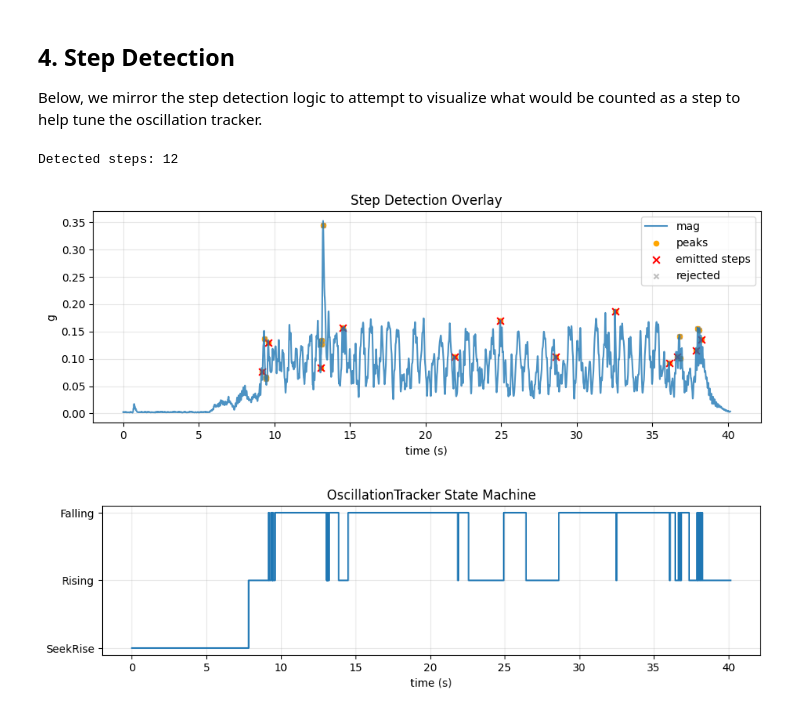
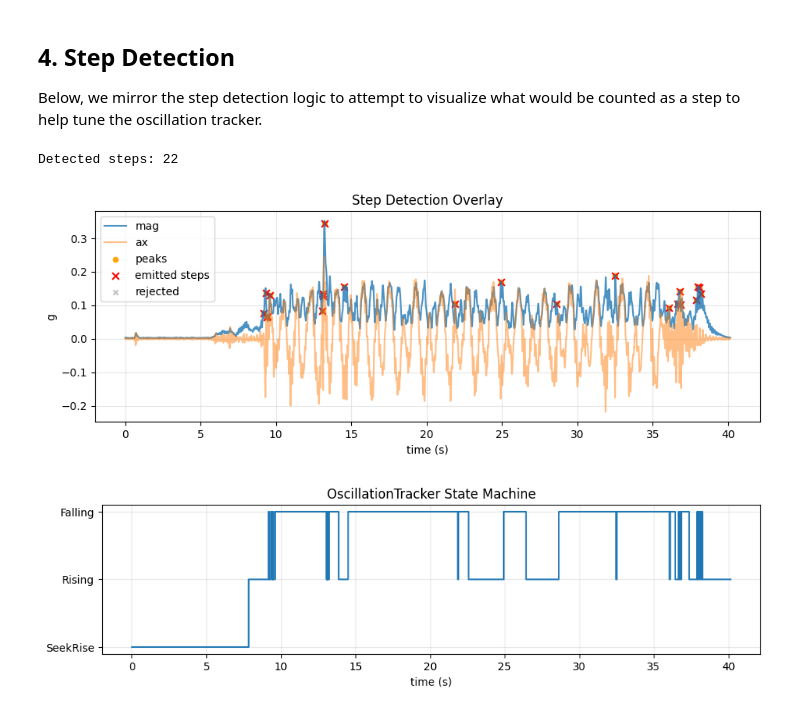
Before and after one commit to pfischer1687/rtos-pedometer, a Jupyter notebook: tools/notebooks/dsp_debug_plot.ipynb, the cells around one changed output. Saved outputs shown, nothing was run; the diff lists cells and outputs as text; code cells hidden in the pictures.

Commit message:
Adds overlay plots for dsp debugging.

```diff
--- a/tools/notebooks/dsp_debug_plot.ipynb
+++ b/tools/notebooks/dsp_debug_plot.ipynb
@@ -88,7 +85,7 @@ class Leg:
     FALLING = 2
 
 
-def detect_steps(df):
+def detect_steps(df, slope_hyst: float, min_step_interval_s: float):
     """Offline replay of OscillationTracker.cpp (same hysteresis + interval gating).
 
     CSV `slope` matches firmware debug: row 0 is 0; row i>=1 is mag[i]-mag[i-1].
@@ -124,7 +121,7 @@ def detect_steps(df):
         # Second processed sample: firmware only seeds _prevSlope / leg (no switch).
         if i == 1:
             prev_slope = s_curr
-            if s_curr >= SLOPE_HYST:
+            if s_curr >= slope_hyst:
                 leg = Leg.RISING
             state_trace[i] = leg
             continue
@@ -132,15 +129,15 @@ def detect_steps(df):
         s_prev = prev_slope
 
         if leg == Leg.SEEK_RISE:
-            if s_curr >= SLOPE_HYST:
+            if s_curr >= slope_hyst:
                 leg = Leg.RISING
 
         elif leg == Leg.RISING:
             if (s_prev > 0 and s_curr < 0) and (
-                s_prev >= SLOPE_HYST or -s_curr >= SLOPE_HYST
+                s_prev >= slope_hyst or -s_curr >= slope_hyst
             ):
                 peaks[i] = 1
-                if (t[i] - last_emit_t) >= MIN_STEP_INTERVAL_S:
+                if (t[i] - last_emit_t) >= min_step_interval_s:
                     emitted[i] = 1
                     events.append((t[i], step_idx, mag[i]))
                     step_idx += 1
@@ -150,7 +147,7 @@ def detect_steps(df):
                 leg = Leg.FALLING
 
         elif leg == Leg.FALLING:
-            if (s_prev < 0) and (s_curr >= SLOPE_HYST):
+            if (s_prev < 0) and (s_curr >= slope_hyst):
                 leg = Leg.RISING
 
         state_trace[i] = leg
@@ -158,15 +155,19 @@ def detect_steps(df):
 
     return np.asarray(events, dtype=object), peaks, emitted, rejected, state_trace
 # %%
-events, peaks, emitted, rejected, state_trace = detect_steps(df)
+SLOPE_HYST = 0.0045
+MIN_STEP_INTERVAL_S = 0.3
+
+events, peaks, emitted, rejected, state_trace = detect_steps(df, SLOPE_HYST, MIN_STEP_INTERVAL_S)
 
 print(f"Detected steps: {len(events)}")
 # %% [output]
-Detected steps: 12
+Detected steps: 22
 # %%
 fig, ax = plt.subplots(figsize=(11, 3.5))
 
 ax.plot(t, df["mag"], label="mag", alpha=0.8)
+ax.plot(t, df["ax"], label="ax", alpha=0.5)
 
 ax.scatter(
     t[peaks.astype(bool)],
@@ -186,32 +187,32 @@ ax.scatter(
 )
 
 ax.scatter(
     t[rejected.astype(bool)],
     df["mag"][rejected.astype(bool)],
     color="gray",
     label="rejected",
     s=20,
     alpha=0.5,
     marker="x",
 )
 
 ax.set_title("Step Detection Overlay")
 ax.set_xlabel("time (s)")
 ax.set_ylabel("g")
 ax.legend()
 ax.grid(True, alpha=0.3)
 
 plt.show()
 
 fig2, ax_sm = plt.subplots(figsize=(11, 2.5))
 ax_sm.step(t, state_trace, where="post")
 ax_sm.set_yticks([0, 1, 2])
 ax_sm.set_yticklabels(["SeekRise", "Rising", "Falling"])
 ax_sm.set_title("OscillationTracker State Machine")
 ax_sm.set_xlabel("time (s)")
 ax_sm.grid(True, alpha=0.3)
 
 plt.show()
 # %% [output]
-[figure, old version]
+[figure, new version]
 [figure]
```
Also changed, not shown: parts of 2 cells of this notebook.
